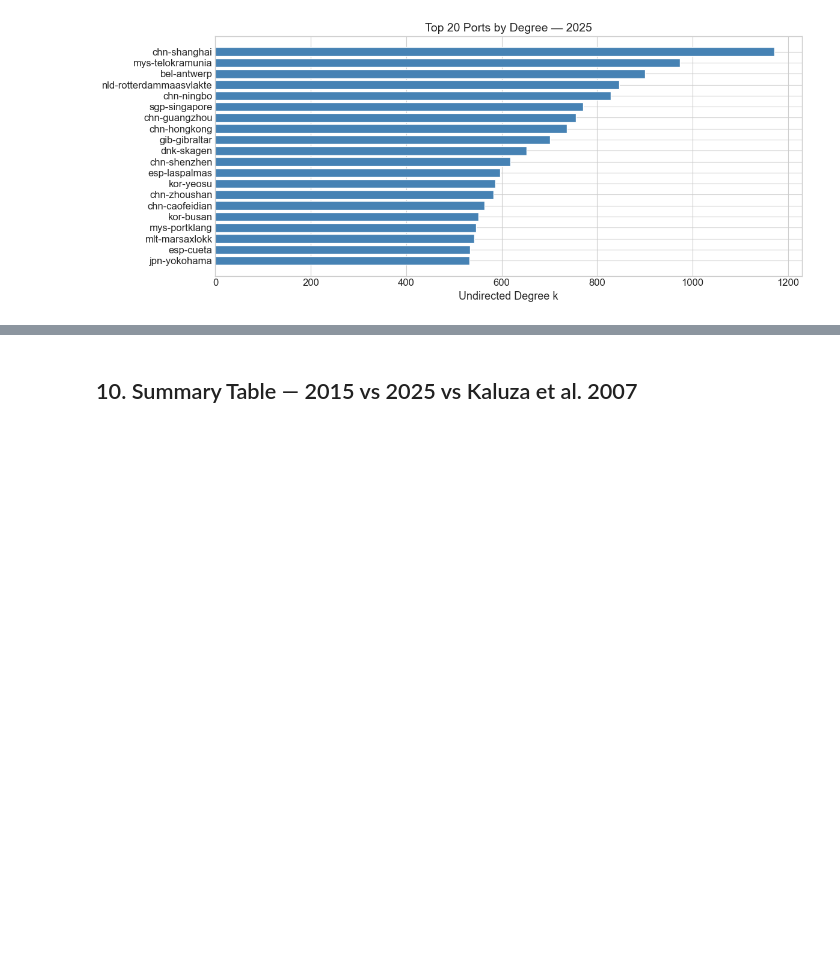
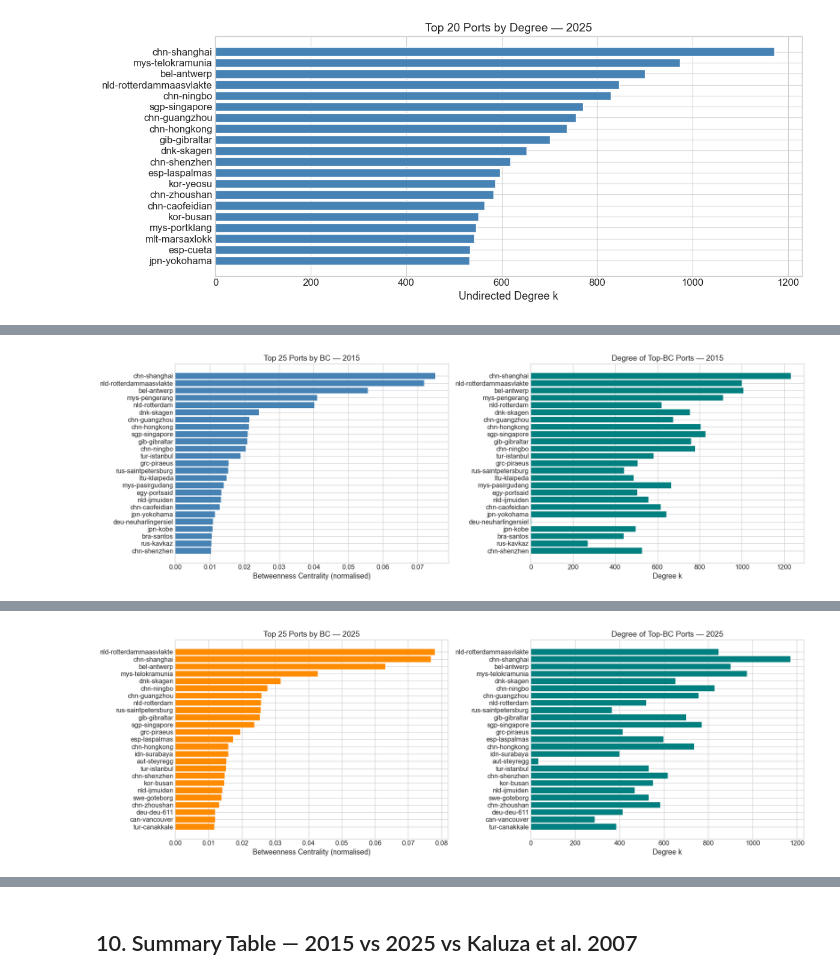
Before and after one commit to Debjit-Banerji/GCSN-Analysis, a Jupyter notebook: Codes/01_EDA_unweighted.ipynb, the cells around one changed output, grey strips where cells are left out. Cells and saved outputs as stored; diff of their text form; code cells hidden in the pictures; blank space fills up the shorter version.

```diff
--- a/Codes/01_EDA_unweighted.ipynb
+++ b/Codes/01_EDA_unweighted.ipynb
@@ -734,0 +795,74 @@ nld-rotterdammaasvlakte                846        626         579
+# %%
+print('Computing approximate betweenness centrality (k=500 sources each) …')
+print('This takes ~2–5 minutes per network.')
+
+bc_2015 = nx.betweenness_centrality(Gu_2015, k=500, normalized=True, seed=42)
+bc_2025 = nx.betweenness_centrality(Gu_2025, k=500, normalized=True, seed=42)
+
+TOP_BC = 25
+
+def bc_table(Gu, Gd, bc_dict, year, top_n=TOP_BC):
+    """Build and print a ranked table: BC, degree, in-deg, out-deg."""
+    u_deg   = dict(Gu.degree())
+    in_deg  = dict(Gd.in_degree())
+    out_deg = dict(Gd.out_degree())
+
+    top = sorted(bc_dict.items(), key=lambda x: x[1], reverse=True)[:top_n]
+    rows = []
+    for rank, (port, bc) in enumerate(top, 1):
+        rows.append({
+            'Rank (BC)': rank,
+            'Port': port,
+            'BC (norm)': round(bc, 6),
+            'Degree k': u_deg.get(port, 0),
+            'In-deg': in_deg.get(port, 0),
+            'Out-deg': out_deg.get(port, 0),
+        })
+    df_bc = pd.DataFrame(rows)
+    print(f'\nTop {top_n} ports by betweenness centrality — {year}')
+    print(df_bc.to_string(index=False))
+
+    # Bar chart
+    fig, axes2 = plt.subplots(1, 2, figsize=(18, 6))
+
+    axes2[0].barh(df_bc['Port'][::-1], df_bc['BC (norm)'][::-1],
+                  color='steelblue' if year == '2015' else 'darkorange', edgecolor='none')
+    axes2[0].set_xlabel('Betweenness Centrality (normalised)')
+    axes2[0].set_title(f'Top {top_n} Ports by BC — {year}')
+
+    axes2[1].barh(df_bc['Port'][::-1], df_bc['Degree k'][::-1],
+                  color='teal', edgecolor='none')
+    axes2[1].set_xlabel('Degree k')
+    axes2[1].set_title(f'Degree of Top-BC Ports — {year}')
+
+    plt.tight_layout()
+    plt.savefig(FIG_DIR + f'01_betweenness_centrality_{year}.png', dpi=150, bbox_inches='tight')
+    plt.show()
+    return df_bc
+
+
+df_bc_2015 = bc_table(Gu_2015, Gd_2015, bc_2015, '2015')
+df_bc_2025 = bc_table(Gu_2025, Gd_2025, bc_2025, '2025')
+
+# ── Rank correlation: BC vs Degree ────────────────────────────────────
+from scipy.stats import kendalltau, spearmanr
+
+for year, bc_d, Gu in [('2015', bc_2015, Gu_2015), ('2025', bc_2025, Gu_2025)]:
+    nodes = list(Gu.nodes())
+    bc_vec  = np.array([bc_d[n]           for n in nodes])
+    deg_vec = np.array([Gu.degree(n)       for n in nodes])
+    tau, pval_tau = kendalltau(bc_vec, deg_vec)
+    rho, pval_rho = spearmanr(bc_vec, deg_vec)
+    print(f'\n{year}  BC vs Degree correlation:')
+    print(f'  Kendall tau = {tau:.4f}  (p={pval_tau:.2e})')
+    print(f'  Spearman rho = {rho:.4f}  (p={pval_rho:.2e})')
+    print(f'  → {"strong" if abs(rho) > 0.7 else "moderate" if abs(rho) > 0.4 else "weak"} correlation: {"BC ≈ degree (hubs ARE transit hubs)" if rho > 0.7 else "BC ≠ degree (betweenness adds info)"}')
+
+# Save BC scores
+pd.DataFrame([(p, bc_2015.get(p, 0), bc_2025.get(p, 0))
+              for p in set(bc_2015) | set(bc_2025)],
+             columns=['port', 'BC_2015', 'BC_2025']).sort_values(
+    'BC_2015', ascending=False).to_csv(
+    '../Figures/01_betweenness_centrality.csv', index=False)
+print('\nBC scores saved → ../Figures/01_betweenness_centrality.csv')
+# %% [output]
@@ -734,0 +886 @@ nld-rotterdammaasvlakte                846        626         579
+[figure, added]
@@ -734,0 +904 @@ nld-rotterdammaasvlakte                846        626         579
+[figure, added]
```
Also changed, not shown: parts of 5 cells of this notebook, 23 other files.
